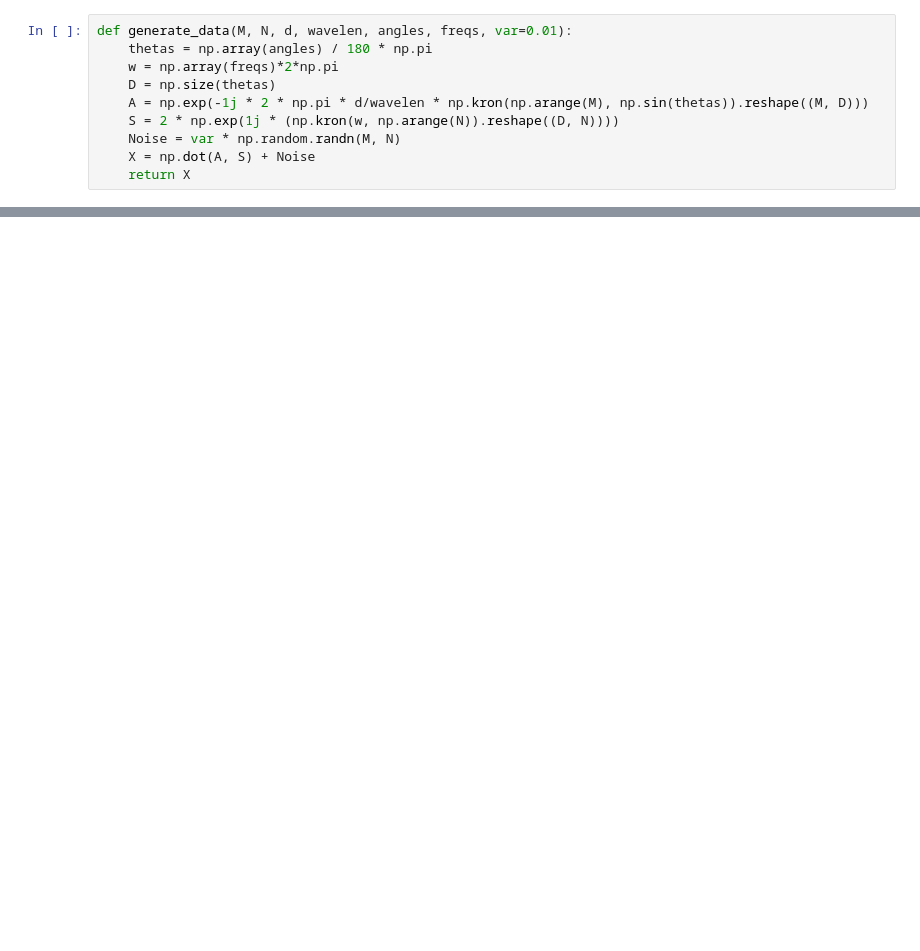
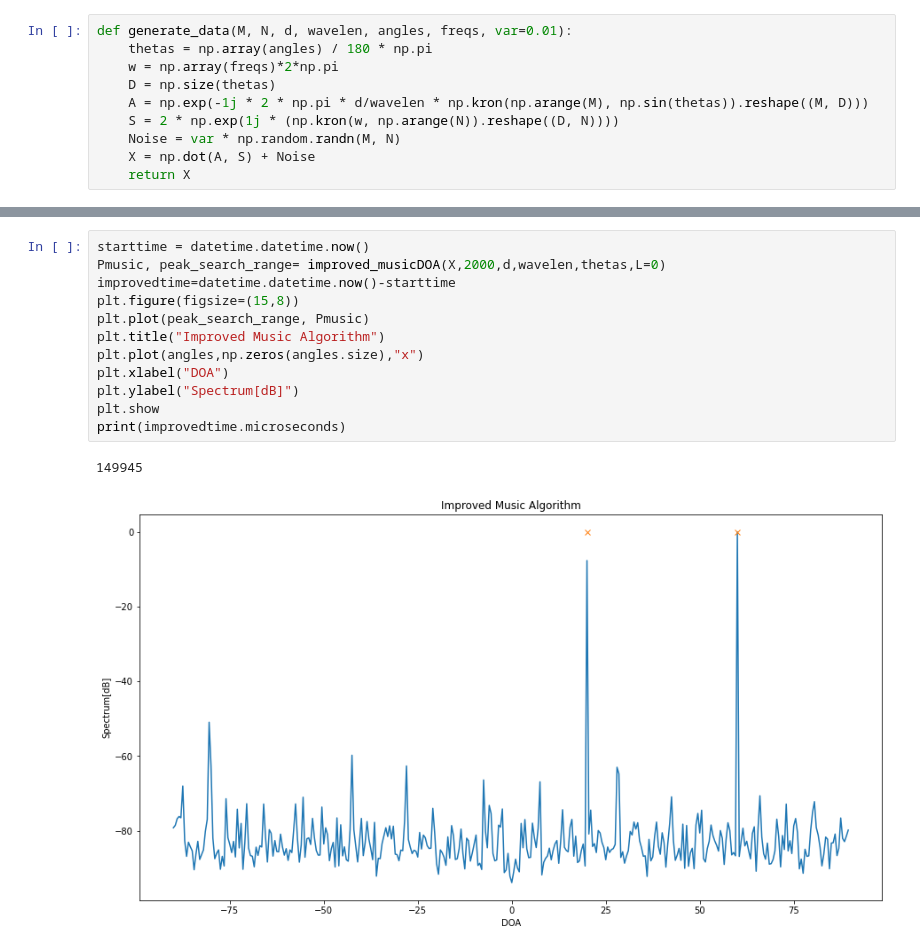
Before and after one commit to rayandaod/MUSIC_for_DOA, a Jupyter notebook: notebooks/Improved_music.ipynb, the cells around one changed output, grey strips where cells are left out. Saved outputs shown, nothing was run; the diff lists cells and outputs as text; blank space fills up the shorter version.

```diff
--- a/notebooks/Improved_music.ipynb
+++ b/notebooks/Improved_music.ipynb
@@ -76,0 +180,15 @@ def musicDOA(X, M, d, wavelen, thetas, L=0, resscale="log", corr="false", ee="fa
+# %%
+starttime = datetime.datetime.now()
+Pmusic, peak_search_range= improved_musicDOA(X,2000,d,wavelen,thetas,L=0)
+improvedtime=datetime.datetime.now()-starttime
+plt.figure(figsize=(15,8))
+plt.plot(peak_search_range, Pmusic)
+plt.title("Improved Music Algorithm")
+plt.plot(angles,np.zeros(angles.size),"x")
+plt.xlabel("DOA")
+plt.ylabel("Spectrum[dB]")
+plt.show
+print(improvedtime.microseconds)
+# %% [output]
+149945
+[figure, added]
```
Also changed, not shown: parts of 22 cells of this notebook.
